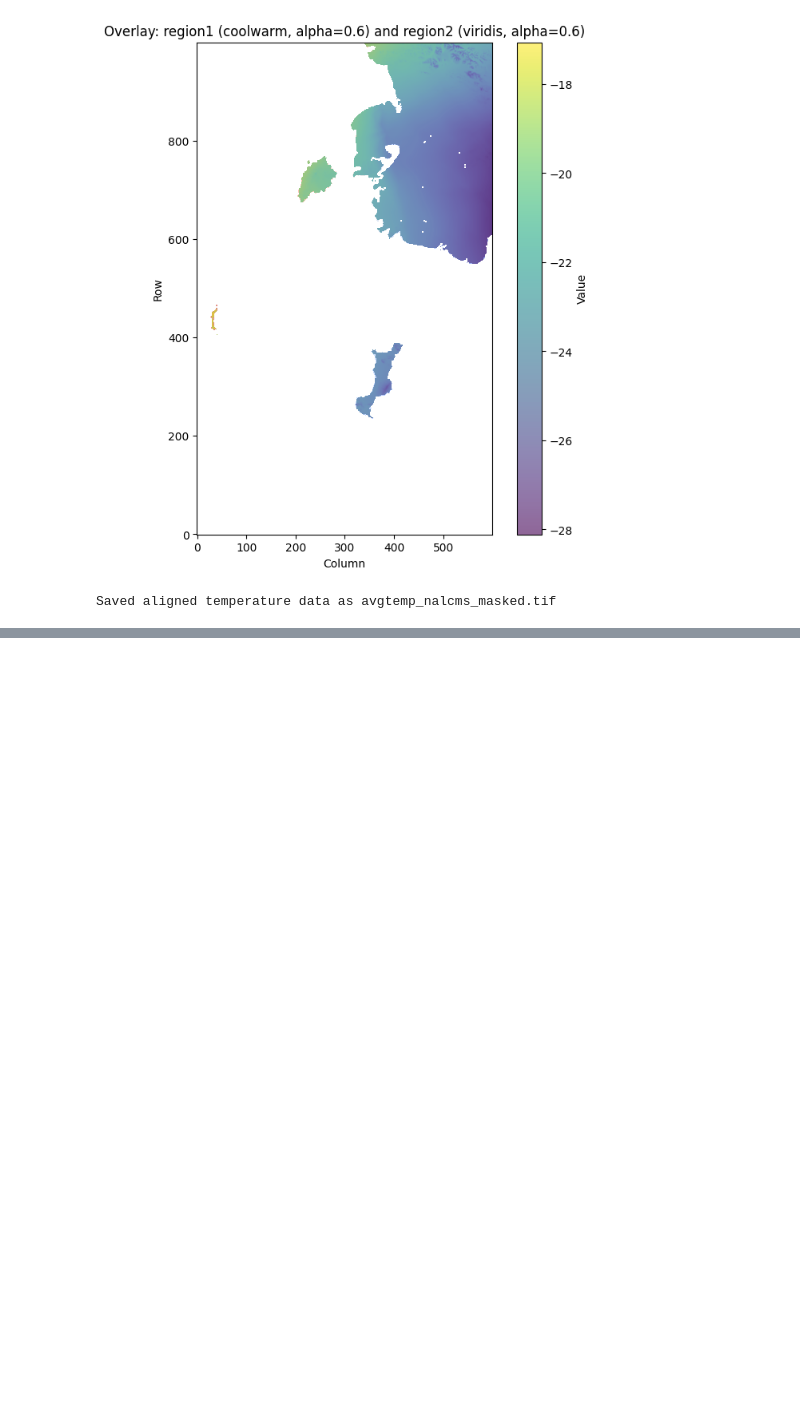
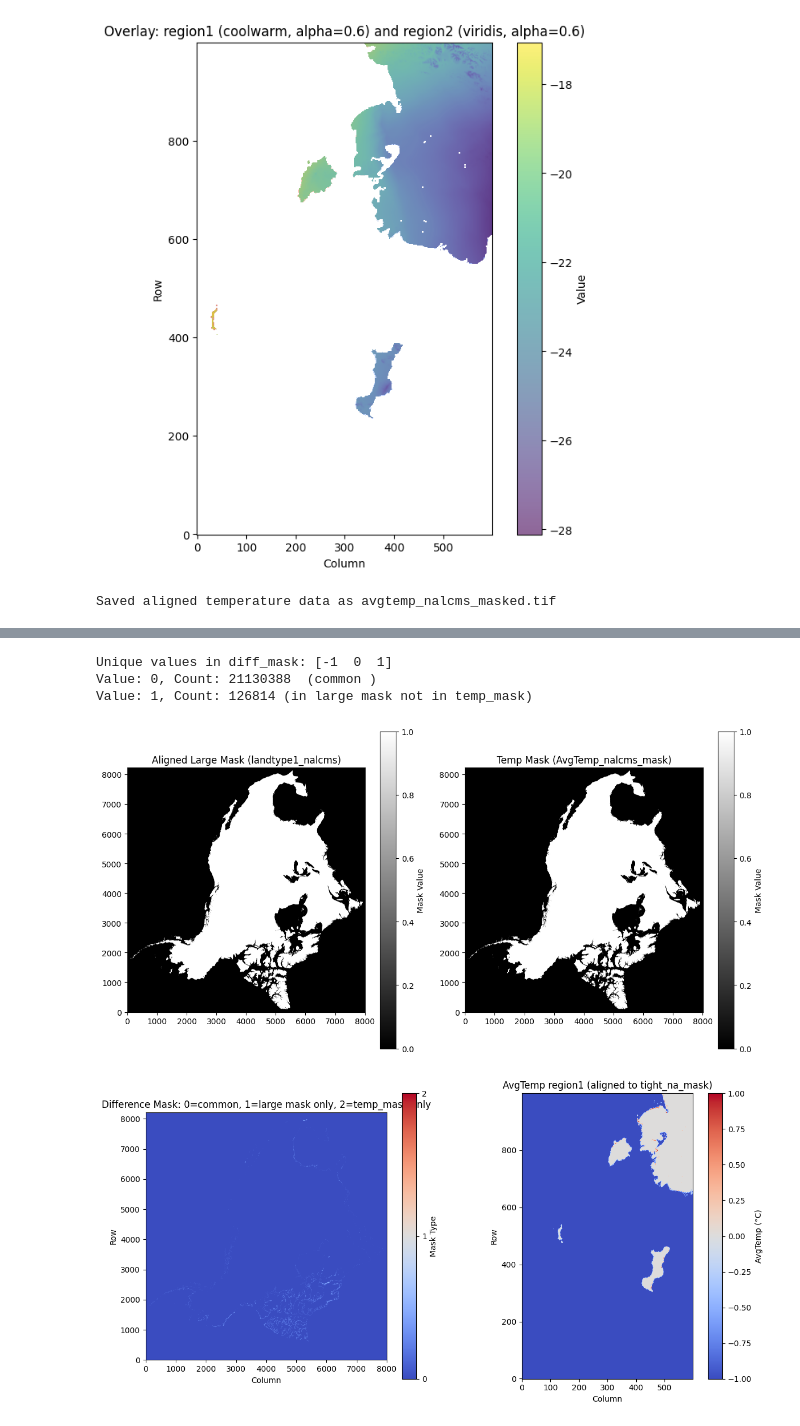
Before and after one commit to daliwang/NA_surfdataGEN, a Jupyter notebook: NADaymet/ELM_PFTs/elm_classification_utility_git.ipynb, the cells around one changed output, grey strips where cells are left out. Drawn from its saved outputs; the diff is of its cells as text; code cells hidden in the pictures; blank space fills up the shorter version.

```diff
--- a/NADaymet/ELM_PFTs/elm_classification_utility_git.ipynb
+++ b/NADaymet/ELM_PFTs/elm_classification_utility_git.ipynb
@@ -1121,0 +1201,77 @@ Saved aligned temperature data as avgtemp_nalcms_masked.tif
+# %%
+#create masks from the aligned_temp_to_large_nalcms_mask.nc and landtype1_nalcms_Temperate_needleleaf_in_daymet.nc
+import numpy as np
+from netCDF4 import Dataset
+# Load the aligned temperature data
+with Dataset('aligned_temp_to_large_nalcms_mask.nc') as nc:
+    aligned_temp = nc.variables['AvgTemp'][:]
+    temp_mask = np.where(~np.isnan(aligned_temp), 1, 0)
+
+# Load the large mask (landtype1_nalcms_Temperate_needleleaf_in_daymet.nc)
+with Dataset('landtype1_nalcms_Temperate_needleleaf_in_daymet.nc') as nc:
+    count = nc.variables['landtype_count'][:]
+    large_mask = np.where(np.isnan(count), 0, 1)
+
+# create a difference mask between aligned_large_mask and temp_mask
+diff_mask = np.zeros_like(large_mask, dtype=np.int8) -1
+diff_mask[(large_mask == 1) & (temp_mask == 1)] = 0  # in both mask
+diff_mask[(large_mask == 1) & (temp_mask != 1)] = 1  # in large mask only
+diff_mask[(temp_mask == 1) & (large_mask != 1)] = 2  # in temp_mask only
+
+# Print unique values and counts for diff_mask
+unique_diff_mask = np.unique(diff_mask)
+print("Unique values in diff_mask:", unique_diff_mask)
+
+# Print summary of the difference mask
+unique, counts = np.unique(diff_mask, return_counts=True)
+for v, c in zip(unique, counts):
+    if v == 0:
+        print(f"Value: {v}, Count: {c}  (common )")
+    elif v == 1:
+        print(f"Value: {v}, Count: {c} (in large mask not in temp_mask)")
+    elif v == 2:
+        print(f"Value: {v}, Count: {c} (in temp_mask not in large mask)")
+
+# Plot the aligned large mask and the temp_mask
+plt.figure(figsize=(12, 6))
+plt.subplot(1, 2, 1)
+plt.imshow(large_mask, origin='lower', cmap='gray')
+plt.title('Aligned Large Mask (landtype1_nalcms)')
+plt.colorbar(label='Mask Value')
+plt.subplot(1, 2, 2)
+plt.imshow(temp_mask, origin='lower', cmap='gray')
+plt.title('Temp Mask (AvgTemp_nalcms_mask)')
+plt.colorbar(label='Mask Value')
+plt.tight_layout()
+plt.show()
+
+
+# Plot the difference mask
+plt.figure(figsize=(12, 6))
+plt.subplot(1, 2, 1)
+plt.imshow(diff_mask==1, origin='lower', cmap='coolwarm', vmin=0, vmax=2)
+plt.title('Difference Mask: 0=common, 1=large mask only, 2=temp_mask only')
+plt.colorbar(ticks=[0, 1, 2], label='Mask Type')
+plt.xlabel('Column')
+plt.ylabel('Row')
+
+
+region1 = diff_mask[1000:2000, 1000:1600]
+plt.subplot(1, 2, 2)
+plt.imshow(region1, origin='lower', cmap='coolwarm')
+plt.colorbar(label='AvgTemp (°C)')
+plt.title('AvgTemp region1 (aligned to tight_na_mask)')
+plt.xlabel('Column')
+plt.ylabel('Row')
+
+
+
+
+plt.tight_layout()
+plt.show()
+# %% [output]
+Unique values in diff_mask: [-1  0  1]
+Value: 0, Count: 21130388  (common )
+Value: 1, Count: 126814 (in large mask not in temp_mask)
+[figure, added]
+[figure, added]
```
Also changed, not shown: parts of 5 cells of this notebook, 1 other file.
